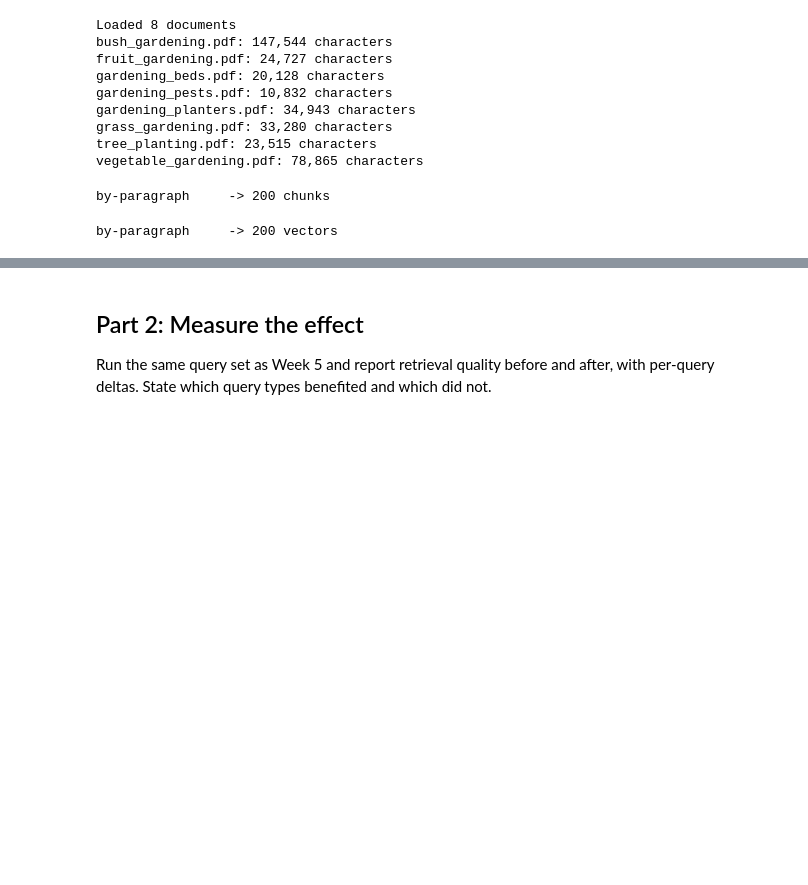
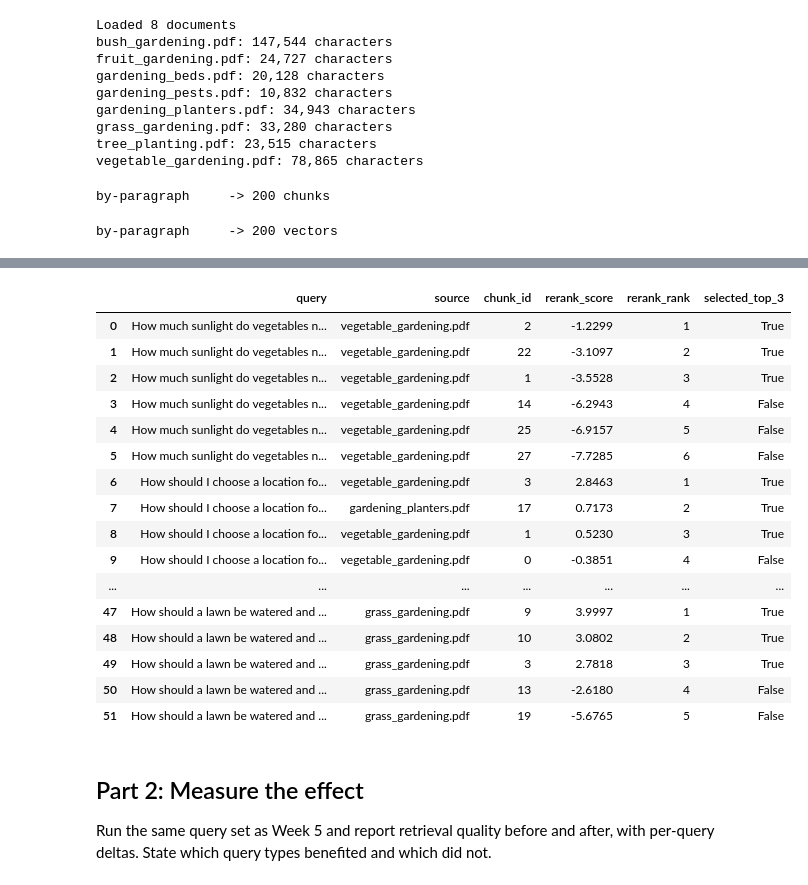
Before and after one commit to wyattae/cosc-650-applied-llm-systems, a Jupyter notebook: src/week6/week6_advanced_rag_starter.ipynb, the cells around one changed output, grey strips where cells are left out. Cells and saved outputs as stored; diff of their text form; code cells hidden in the pictures; blank space fills up the shorter version.

Commit message:
Part 1 and 2, probably going to recalculate relevant chunks.

```diff
--- a/src/week6/week6_advanced_rag_starter.ipynb
+++ b/src/week6/week6_advanced_rag_starter.ipynb
@@ -194,0 +532,19 @@ baseline_metrics = {
+# %%
+# Generate and cache rewrites of query
+for query in test_queries:
+    multi_query(query)
+# %%
+transformation_results = []
+
+for query in test_queries:
+    rewrites = query_rewrite_cache[query]
+
+    transformation_results.append({
+        "original_query": query,
+        "rewrite_1": rewrites[0],
+        "rewrite_2": rewrites[1]
+    })
+
+transformation_df = pd.DataFrame(transformation_results)
+
+transformation_df
@@ -195,3 +572,49 @@ baseline_metrics = {
+# %%
+ranking_results = []
+
+for query in test_queries:
+    candidates = multi_query_retrieve(
+        query,
+        config="by-paragraph",
+        k=3
+    )
+
+    reranked = rerank(
+        query,
+        candidates
+    )
+
+    for result in reranked:
+        ranking_results.append({
+            "query": query,
+            "source": result["source"],
+            "chunk_id": result["chunk_id"],
+            "rerank_score": round(result["rerank_score"], 4),
+            "rerank_rank": result["rerank_rank"],
+            "selected_top_3": result["rerank_rank"] <= 3
+        })
+
+ranking_df = pd.DataFrame(ranking_results)
+
+ranking_df
+# %% [output]
+|  | query | source | chunk_id | rerank_score | rerank_rank | selected_top_3 |
+| 0 | How much sunlight do vegetables n... | vegetable_gardening.pdf | 2 | -1.2299 | 1 | True |
+| 1 | How much sunlight do vegetables n... | vegetable_gardening.pdf | 22 | -3.1097 | 2 | True |
+| 2 | How much sunlight do vegetables n... | vegetable_gardening.pdf | 1 | -3.5528 | 3 | True |
+| 3 | How much sunlight do vegetables n... | vegetable_gardening.pdf | 14 | -6.2943 | 4 | False |
+| 4 | How much sunlight do vegetables n... | vegetable_gardening.pdf | 25 | -6.9157 | 5 | False |
+| 5 | How much sunlight do vegetables n... | vegetable_gardening.pdf | 27 | -7.7285 | 6 | False |
+| 6 | How should I choose a location fo... | vegetable_gardening.pdf | 3 | 2.8463 | 1 | True |
+| 7 | How should I choose a location fo... | gardening_planters.pdf | 17 | 0.7173 | 2 | True |
+| 8 | How should I choose a location fo... | vegetable_gardening.pdf | 1 | 0.5230 | 3 | True |
+| 9 | How should I choose a location fo... | vegetable_gardening.pdf | 0 | -0.3851 | 4 | False |
+| ... | ... | ... | ... | ... | ... | ... |
+| 47 | How should a lawn be watered and ... | grass_gardening.pdf | 9 | 3.9997 | 1 | True |
+| 48 | How should a lawn be watered and ... | grass_gardening.pdf | 10 | 3.0802 | 2 | True |
+| 49 | How should a lawn be watered and ... | grass_gardening.pdf | 3 | 2.7818 | 3 | True |
+| 50 | How should a lawn be watered and ... | grass_gardening.pdf | 13 | -2.6180 | 4 | False |
+| 51 | How should a lawn be watered and ... | grass_gardening.pdf | 19 | -5.6765 | 5 | False |
 # %% [markdown]
 ## Part 2: Measure the effect
 Run the same query set as Week 5 and report retrieval quality before and after, with per-query deltas. State which query types benefited and which did not.
```
Also changed, not shown: parts of 22 cells of this notebook.
